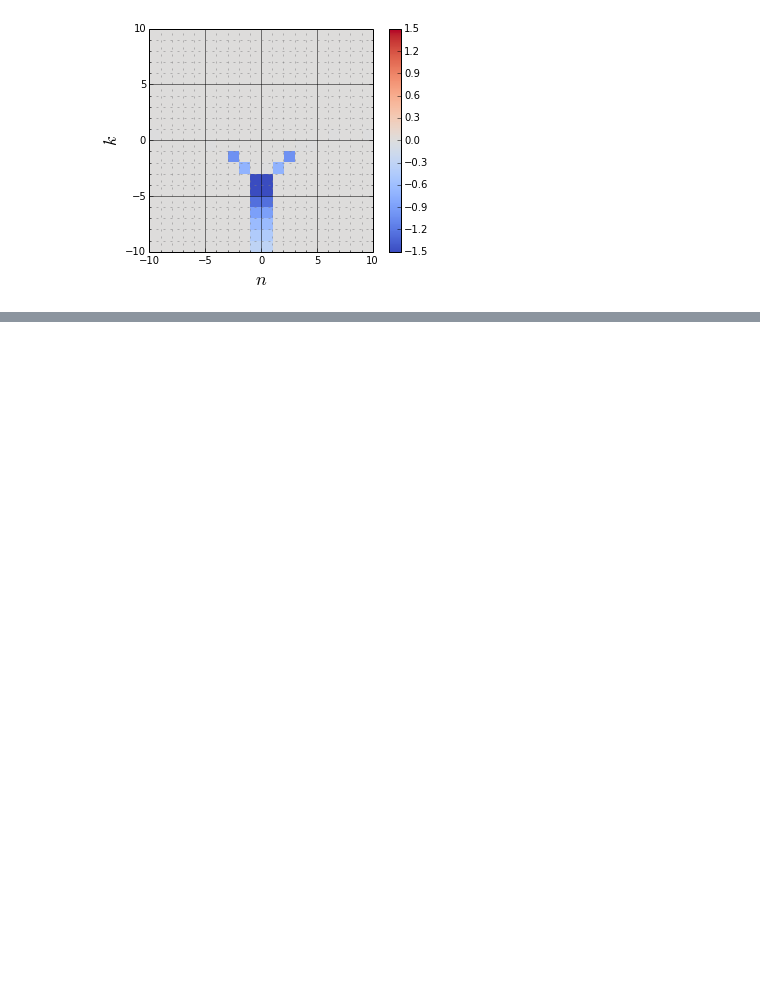
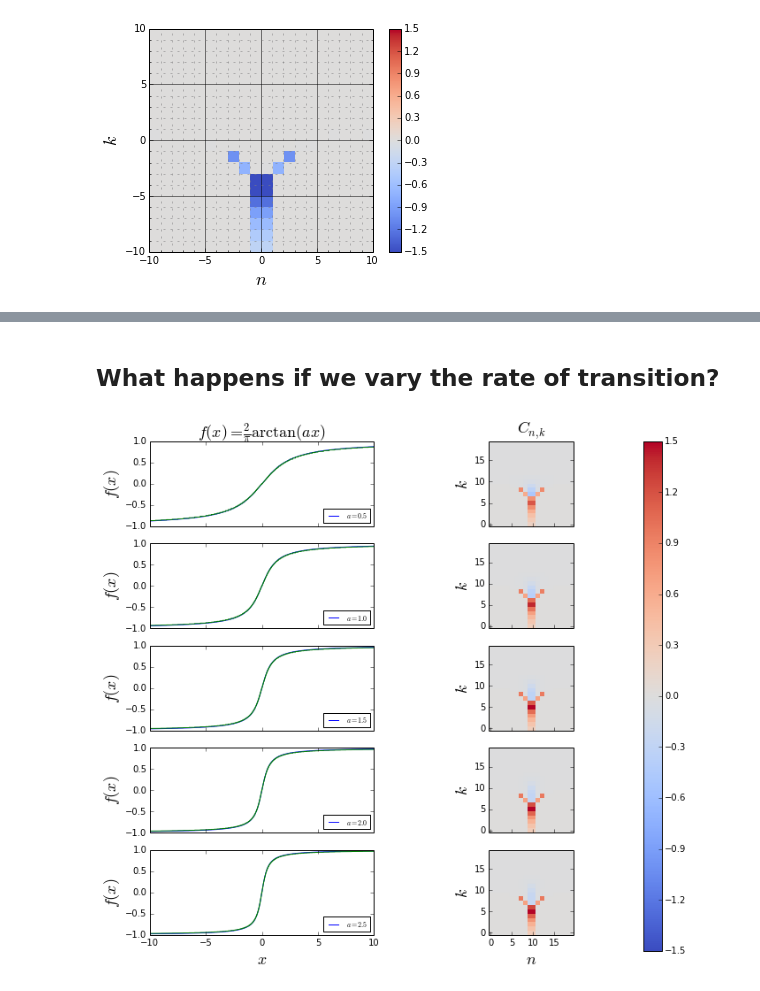
Before and after one commit to mpresley42/KSZ_21cm_Constraints, a Jupyter notebook: code/Python/wavelets.ipynb, the cells around one changed output, grey strips where cells are left out. Drawn from its saved outputs; the diff is of its cells as text; code cells hidden in the pictures; blank space fills up the shorter version.

```diff
--- a/code/Python/wavelets.ipynb
+++ b/code/Python/wavelets.ipynb
@@ -109,0 +180,7 @@ plt.show()
+# %% [markdown]
+## What happens if we vary the rate of transition?
+# %%
+fig,ax = build_intuition(f = lambda a,x: (2./np.pi)*np.arctan(a*x), avals=np.arange(0.5,3.0,0.5), xmax=10.,vmax=1.5)
+plt.show()
+# %% [output]
+[figure, added]
```
Also changed, not shown: parts of 14 cells of this notebook.
